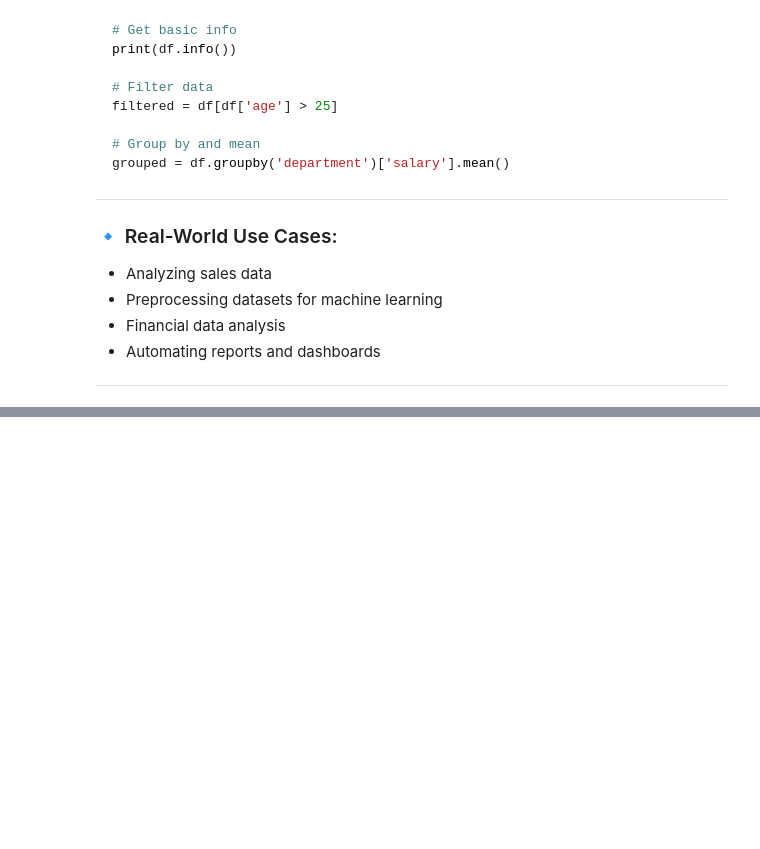
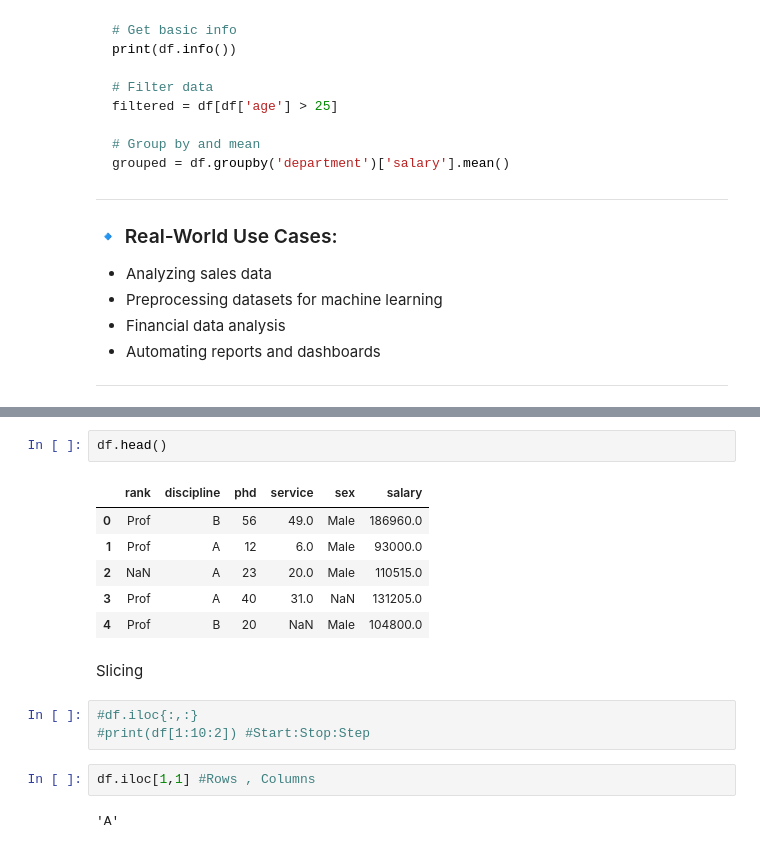
Before and after one commit to itsluckysharma01/Python-from-START, a Jupyter notebook: 05 (Pandas) Lucky Sharma DataCuration_Using_Pythonipynb.ipynb, the cells around one changed output, grey strips where cells are left out. Drawn from its saved outputs; the diff is of its cells as text; blank space fills up the shorter version.

```diff
--- a/05 (Pandas) Lucky Sharma DataCuration_Using_Pythonipynb.ipynb
+++ b/05 (Pandas) Lucky Sharma DataCuration_Using_Pythonipynb.ipynb
@@ -86,0 +250,18 @@ grouped = df.groupby('department')['salary'].mean()
+# %%
+df.head()
+# %% [output]
+|  | rank | discipline | phd | service | sex | salary |
+| 0 | Prof | B | 56 | 49.0 | Male | 186960.0 |
+| 1 | Prof | A | 12 | 6.0 | Male | 93000.0 |
+| 2 | NaN | A | 23 | 20.0 | Male | 110515.0 |
+| 3 | Prof | A | 40 | 31.0 | NaN | 131205.0 |
+| 4 | Prof | B | 20 | NaN | Male | 104800.0 |
+# %% [markdown]
+Slicing
+# %%
+#df.iloc{:,:}
+#print(df[1:10:2]) #Start:Stop:Step
+# %%
+df.iloc[1,1] #Rows , Columns
+# %% [output]
+'A'
```
Also changed, not shown: parts of 29 cells of this notebook.
